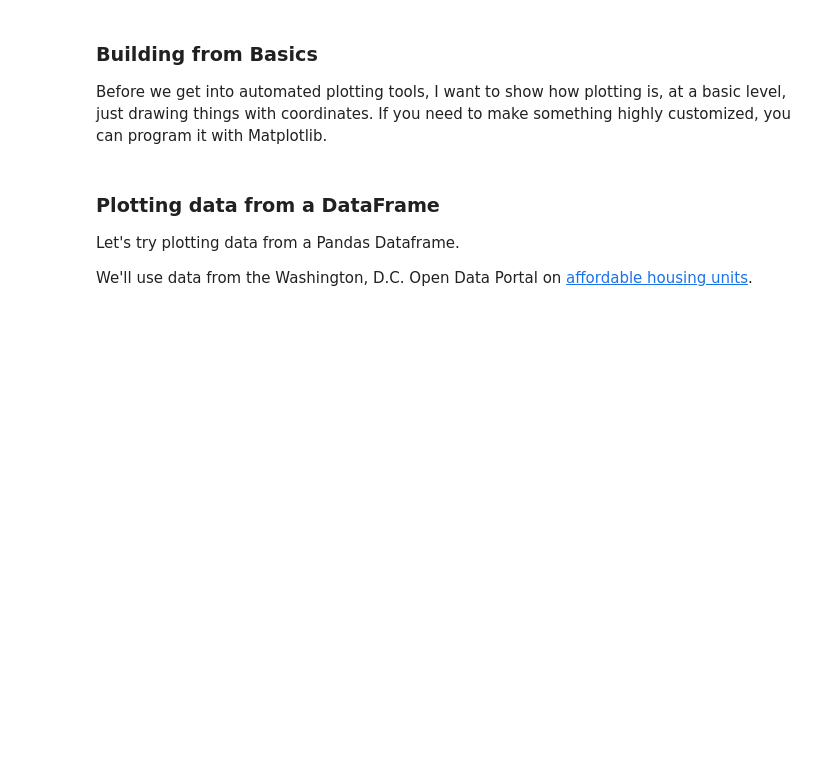
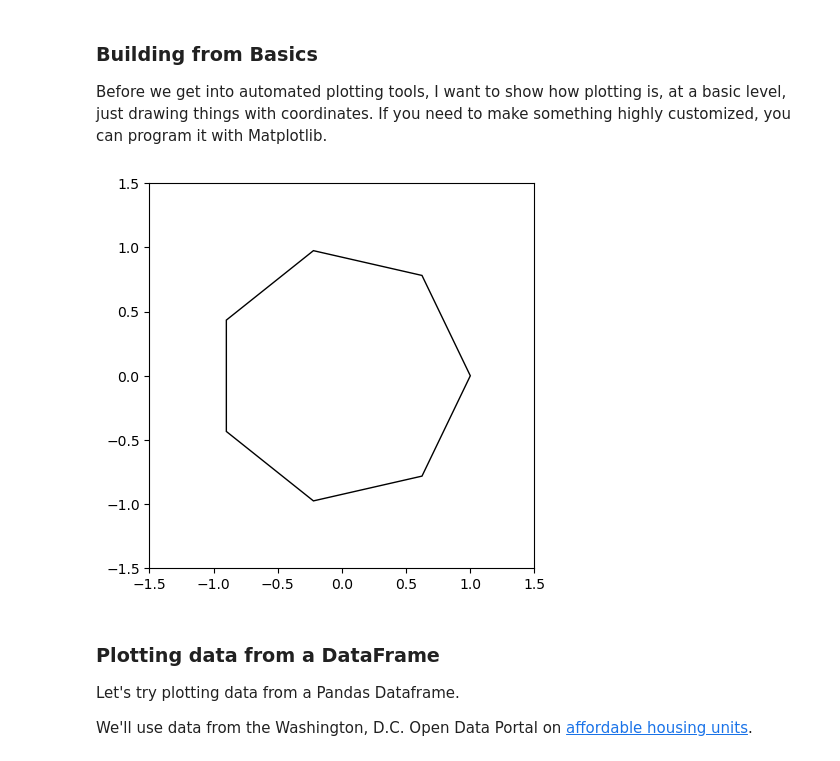
Before and after one commit to stg12793/ursp688y_sp2025, a Jupyter notebook: demos/demo06/demo06_live.ipynb, the cells around one changed output. Drawn from its saved outputs; the diff is of its cells as text; code cells hidden in the pictures; blank space fills up the shorter version.

```diff
--- a/demos/demo06/demo06_live.ipynb
+++ b/demos/demo06/demo06_live.ipynb
@@ -145,32 +145,34 @@ Before we get into automated plotting tools, I want to show how plotting is, at
 # %%
 import numpy as np
 
 def construct_polygon(num_vertices):
     """
     Adapted from ChatGPT4.0 query: "write a python function to draw a pentagon in matplotlib"
     """
     # Angle between vertices
     angle = 2 * np.pi / num_vertices
     # Generate the vertices
     vertices = [(np.cos(i * angle), np.sin(i * angle)) for i in range(num_vertices)]
     # Adding the first vertex at the end to close the pentagon
     vertices.append(vertices[0])
     # Return the coordinates as x and y lists
     return zip(*vertices)
 
 def plot_polygon(num_vertices):
     """
     Adapted from ChatGPT4.0 query: "write a python function to draw a pentagon in matplotlib"
     """
     x, y = construct_polygon(num_vertices)
     plt.figure(figsize=(5,5))
     plt.fill(x, y, 'w', edgecolor='k')
     plt.xlim(-1.5, 1.5)
     plt.ylim(-1.5, 1.5)
     plt.gca().set_aspect('equal', adjustable='box')  # Equal aspect ratio to ensure the pentagon looks correct
     plt.show()
 
-plot_polygon(5)
+plot_polygon(7)
+# %% [output]
+[figure, added]
 # %% [markdown]
 ### Plotting data from a DataFrame
 
```
Also changed, not shown: parts of 20 cells of this notebook, 3 other files.
